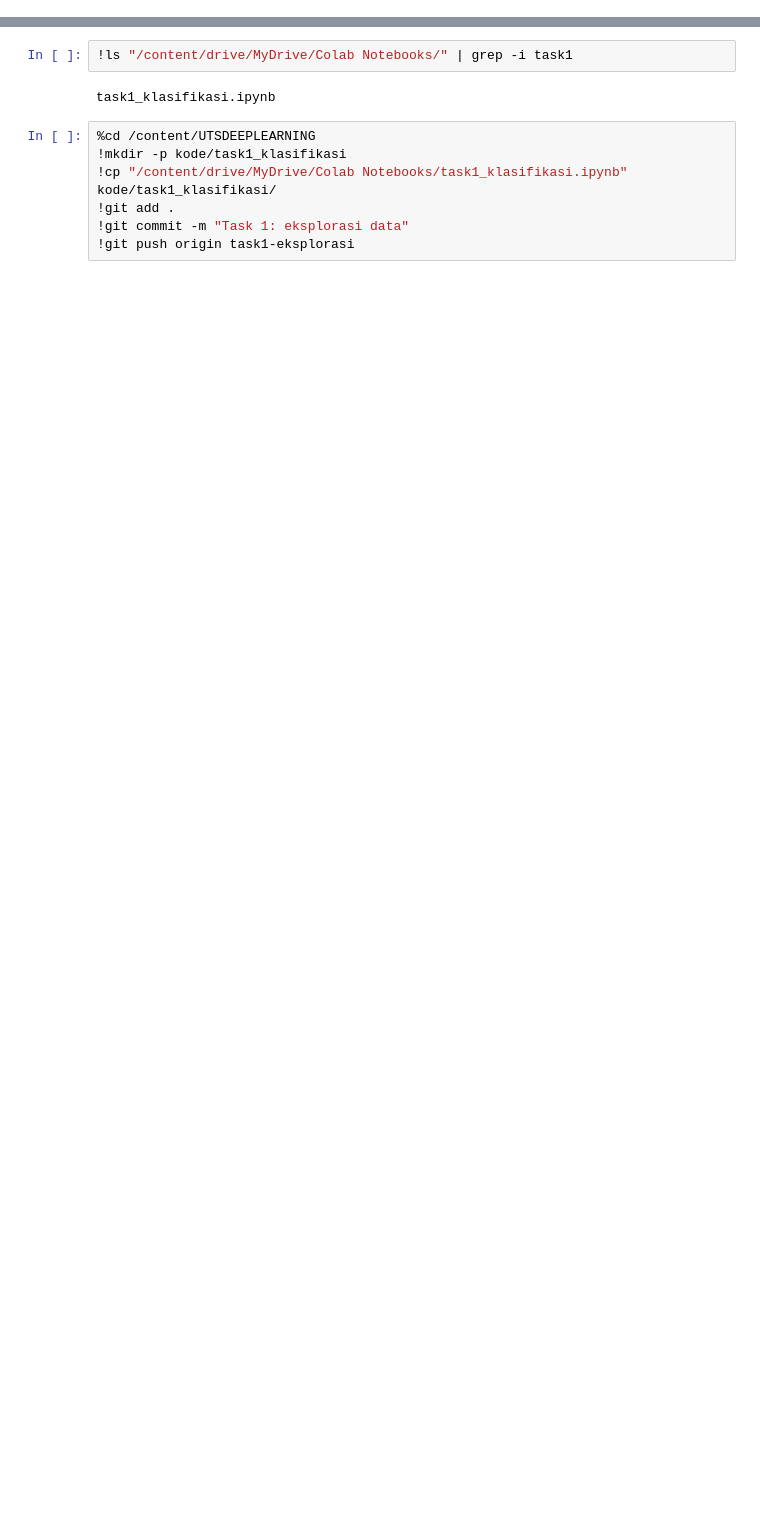
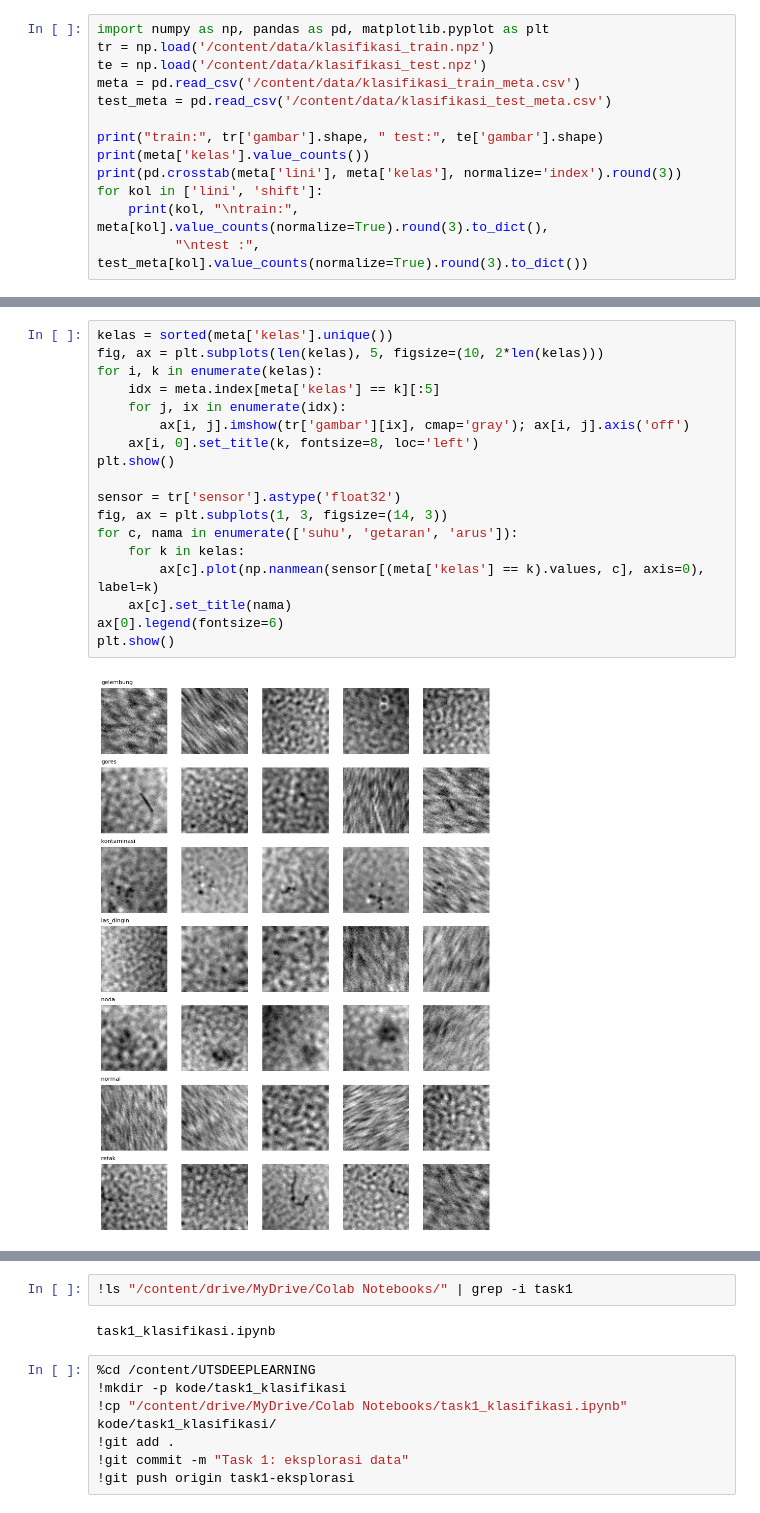
Before and after one commit to UTSDEEPLEARNING/UTSDEEPLEARNING, a Jupyter notebook: kode/task1_klasifikasi/task1_klasifikasi.ipynb, the cells around one changed output, grey strips where cells are left out. Drawn from its saved outputs; the diff is of its cells as text; blank space fills up the shorter version.

Commit message:
Task 1: eksplorasi data

```diff
--- a/kode/task1_klasifikasi/task1_klasifikasi.ipynb
+++ b/kode/task1_klasifikasi/task1_klasifikasi.ipynb
@@ -63,0 +37,13 @@ To https://github.com/rafiptrnto/UTSDEEPLEARNING.git
+# %%
+import numpy as np, pandas as pd, matplotlib.pyplot as plt
+tr = np.load('/content/data/klasifikasi_train.npz')
+te = np.load('/content/data/klasifikasi_test.npz')
+meta = pd.read_csv('/content/data/klasifikasi_train_meta.csv')
+test_meta = pd.read_csv('/content/data/klasifikasi_test_meta.csv')
+
+print("train:", tr['gambar'].shape, " test:", te['gambar'].shape)
+print(meta['kelas'].value_counts())
+print(pd.crosstab(meta['lini'], meta['kelas'], normalize='index').round(3))
+for kol in ['lini', 'shift']:
+    print(kol, "\ntrain:", meta[kol].value_counts(normalize=True).round(3).to_dict(),
+          "\ntest :", test_meta[kol].value_counts(normalize=True).round(3).to_dict())
@@ -63,0 +71,20 @@ To https://github.com/rafiptrnto/UTSDEEPLEARNING.git
+# %%
+kelas = sorted(meta['kelas'].unique())
+fig, ax = plt.subplots(len(kelas), 5, figsize=(10, 2*len(kelas)))
+for i, k in enumerate(kelas):
+    idx = meta.index[meta['kelas'] == k][:5]
+    for j, ix in enumerate(idx):
+        ax[i, j].imshow(tr['gambar'][ix], cmap='gray'); ax[i, j].axis('off')
+    ax[i, 0].set_title(k, fontsize=8, loc='left')
+plt.show()
+
+sensor = tr['sensor'].astype('float32')
+fig, ax = plt.subplots(1, 3, figsize=(14, 3))
+for c, nama in enumerate(['suhu', 'getaran', 'arus']):
+    for k in kelas:
+        ax[c].plot(np.nanmean(sensor[(meta['kelas'] == k).values, c], axis=0), label=k)
+    ax[c].set_title(nama)
+ax[0].legend(fontsize=6)
+plt.show()
+# %% [output]
+[figure, added]
```
Also changed, not shown: parts of 7 cells of this notebook.
